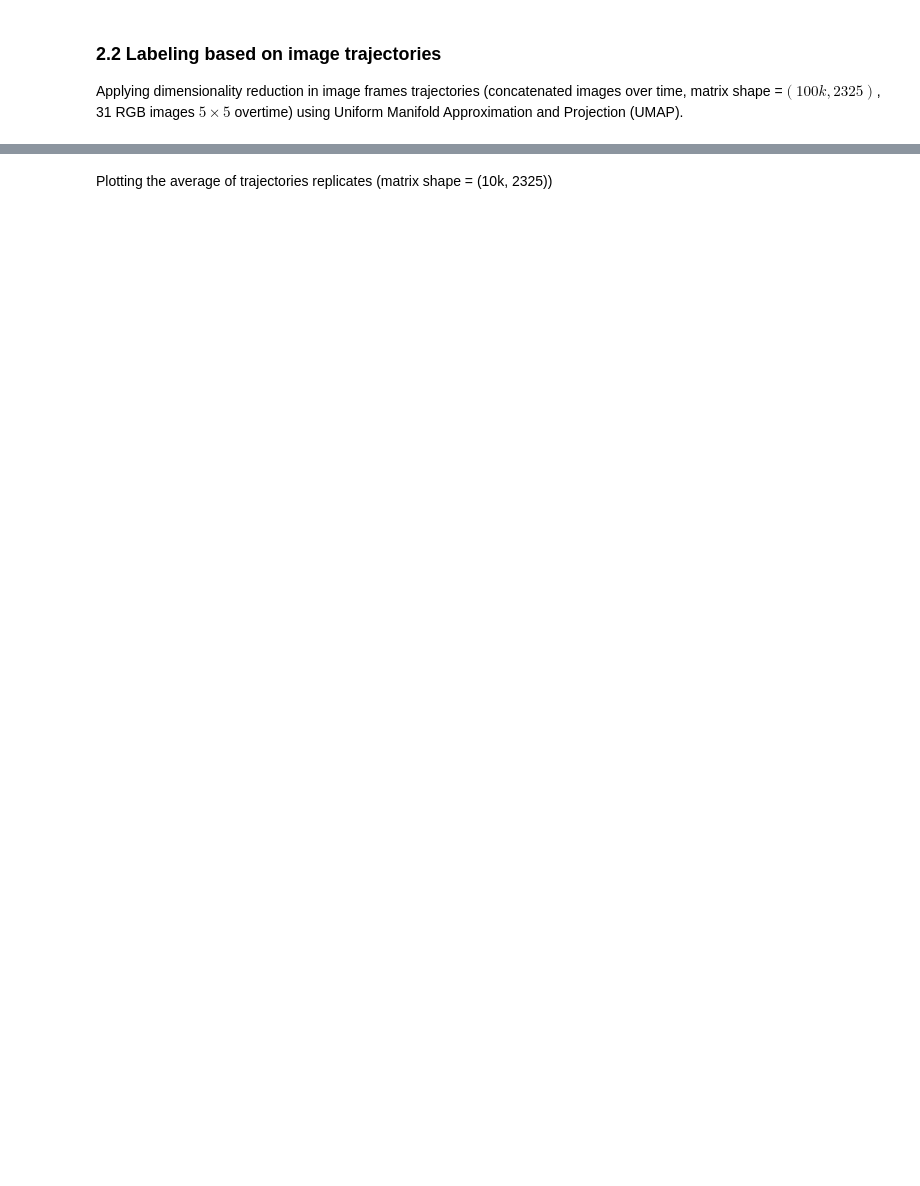
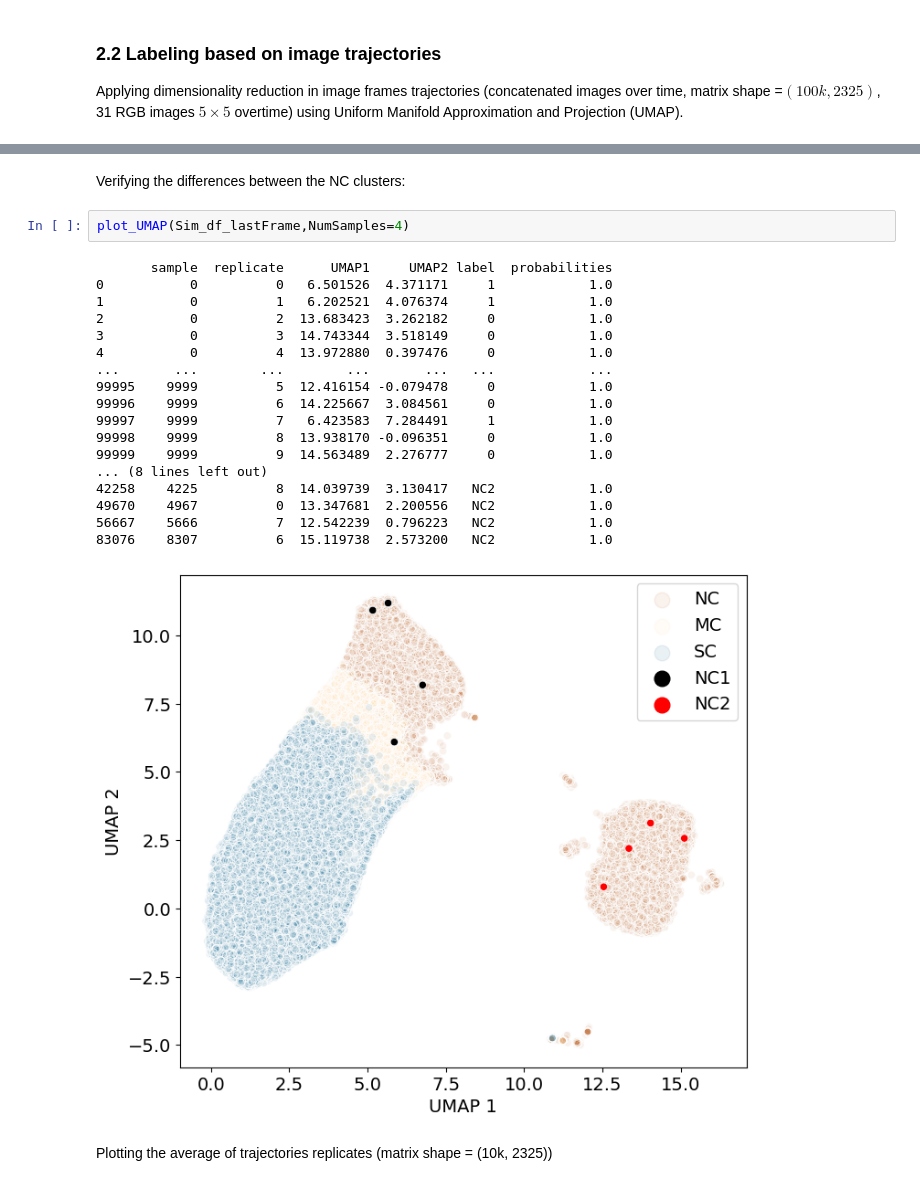
Before and after one commit to heberlr/micromets_immuno, a Jupyter notebook: Data_Analysis/PlotResults.ipynb, the cells around one changed output, grey strips where cells are left out. Cells and saved outputs as stored; diff of their text form; blank space fills up the shorter version.

```diff
--- a/Data_Analysis/PlotResults.ipynb
+++ b/Data_Analysis/PlotResults.ipynb
@@ -77,4 +141,27 @@ Plot_UMAP(Sim_df_lastFrame)
 [figure]
+# %% [markdown]
+Verifying the differences between the NC clusters:
+# %%
+plot_UMAP(Sim_df_lastFrame,NumSamples=4)
+# %% [output]
+       sample  replicate      UMAP1     UMAP2 label  probabilities
+0           0          0   6.501526  4.371171     1            1.0
+1           0          1   6.202521  4.076374     1            1.0
+2           0          2  13.683423  3.262182     0            1.0
+3           0          3  14.743344  3.518149     0            1.0
+4           0          4  13.972880  0.397476     0            1.0
+...       ...        ...        ...       ...   ...            ...
+99995    9999          5  12.416154 -0.079478     0            1.0
+99996    9999          6  14.225667  3.084561     0            1.0
+99997    9999          7   6.423583  7.284491     1            1.0
+99998    9999          8  13.938170 -0.096351     0            1.0
+99999    9999          9  14.563489  2.276777     0            1.0
+... (8 lines left out)
+42258    4225          8  14.039739  3.130417   NC2            1.0
+49670    4967          0  13.347681  2.200556   NC2            1.0
+56667    5666          7  12.542239  0.796223   NC2            1.0
+83076    8307          6  15.119738  2.573200   NC2            1.0
+[figure, added]
 # %% [markdown]
 Plotting the average of trajectories replicates (matrix shape = (10k, 2325))
 # %%
```
Also changed, not shown: parts of 14 cells of this notebook.
